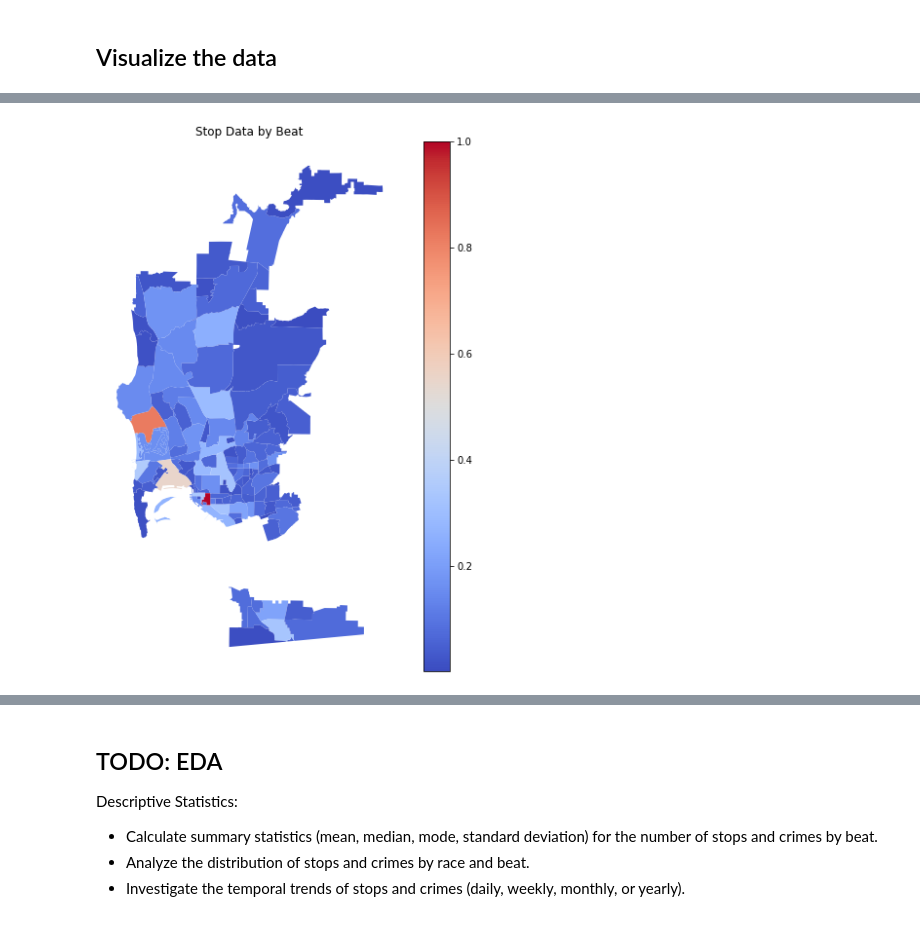
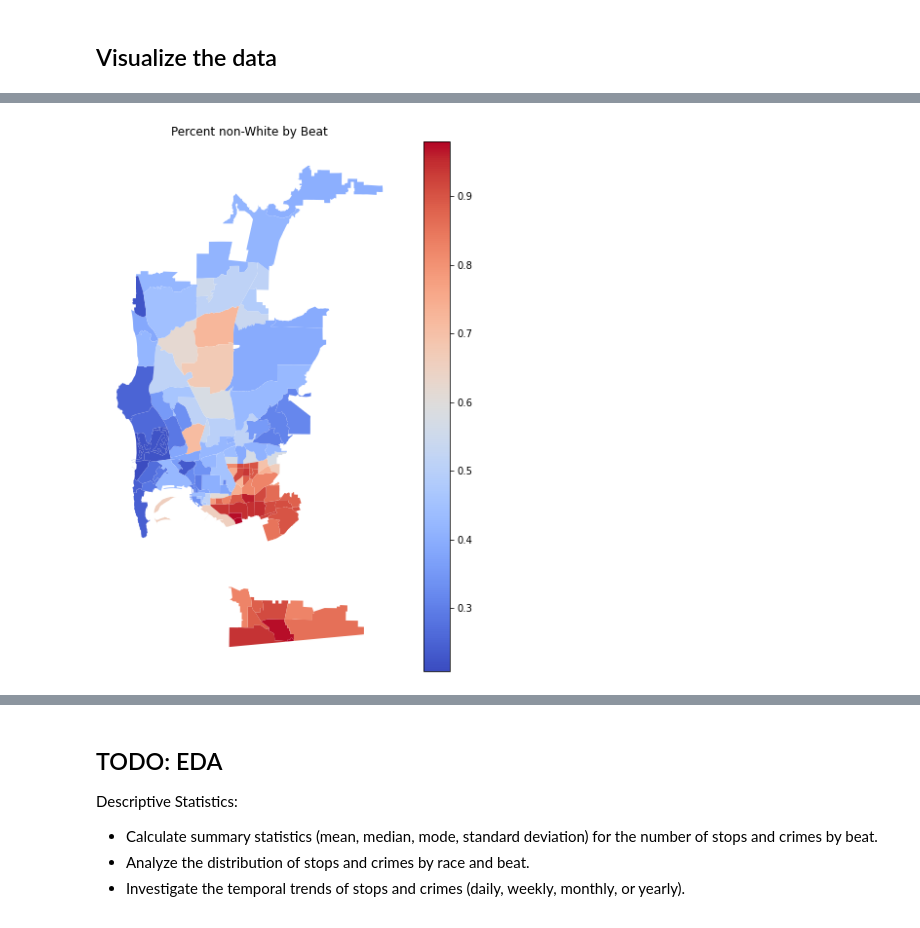
Before and after one commit to aldabbagh/DPI617, a Jupyter notebook: starter.ipynb, the cells around one changed output, grey strips where cells are left out. Saved outputs shown, nothing was run; the diff lists cells and outputs as text; code cells hidden in the pictures.

```diff
--- a/starter.ipynb
+++ b/starter.ipynb
@@ -207,3 +207,4 @@ model1_data = pd.merge(model1_data, beat_demographics[['beat', 'total','white',
 
 # add a binary column majority_white to model1_data if white/total > 0.5
 model1_data['majority_white'] = (model1_data['white'] / model1_data['total'] > 0.5).astype(int)
+model1_data['pct_non_white'] = 1-(model1_data['white'] / model1_data['total'] )
@@ -505,0 +500,23 @@ merged_geodata["count"] = merged_geodata["count"]/max(merged_geodata["count"])
+# %%
+# visualize the data of crimes by beat
+# Read the shapefile
+shapefile_path = 'pd_beats_datasd/pd_beats_datasd.shp'
+beat_geodata = gpd.read_file(shapefile_path)
+
+# Convert beat column to numeric
+beat_geodata['beat'] = pd.to_numeric(beat_geodata['beat'])
+
+# copy model1_data to viz_data
+viz_data = model1_data.copy()
+
+# Merge the geodata with the aggregated stop data
+merged_geodata = beat_geodata.merge(viz_data, on='beat')
+
+# scale crimes between 0 and 1
+merged_geodata["num_crimes"] = merged_geodata["num_crimes"]/max(merged_geodata["num_crimes"])
+
+# Plot the choropleth map
+fig, ax = plt.subplots(1, 1, figsize=(10, 10))
+merged_geodata.plot(column='num_crimes', cmap='coolwarm', legend=True, ax=ax)
+ax.set_title('Crime Data by Beat')
+ax.set_axis_off()
@@ -505,0 +525,9 @@ merged_geodata["count"] = merged_geodata["count"]/max(merged_geodata["count"])
+# %%
+# scale stops between 0 and 1
+merged_geodata["num_stops"] = merged_geodata["num_stops"]/max(merged_geodata["num_stops"])
+
+# Plot the choropleth map
+fig, ax = plt.subplots(1, 1, figsize=(10, 10))
+merged_geodata.plot(column='num_stops', cmap='coolwarm', legend=True, ax=ax)
+ax.set_title('Stop Data by Beat')
+ax.set_axis_off()
@@ -506,9 +536,8 @@ merged_geodata["count"] = merged_geodata["count"]/max(merged_geodata["count"])
 # %%
 # Plot the choropleth map
 fig, ax = plt.subplots(1, 1, figsize=(10, 10))
-merged_geodata.plot(column='count', cmap='coolwarm', legend=True, ax=ax)
-ax.set_title('Stop Data by Beat')
+merged_geodata.plot(column='pct_non_white', cmap='coolwarm', legend=True, ax=ax)
+ax.set_title('Percent non-White by Beat')
 ax.set_axis_off()
-plt.show()
 # %% [output]
-[figure, old version]
+[figure, new version]
```
Also changed, not shown: parts of 12 cells of this notebook, 6 other files.
